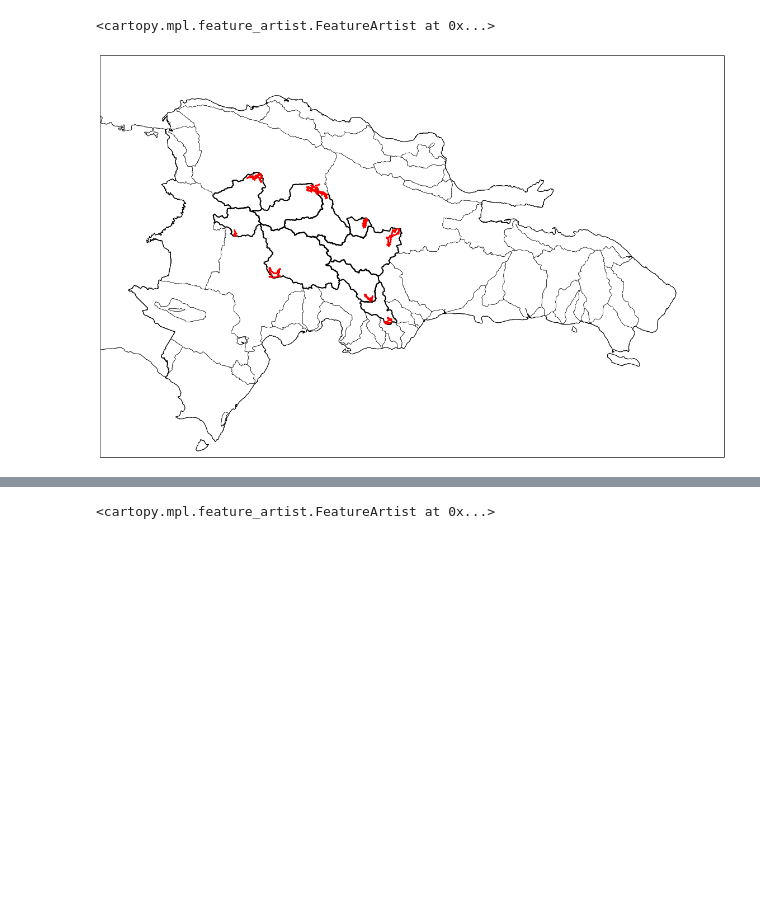
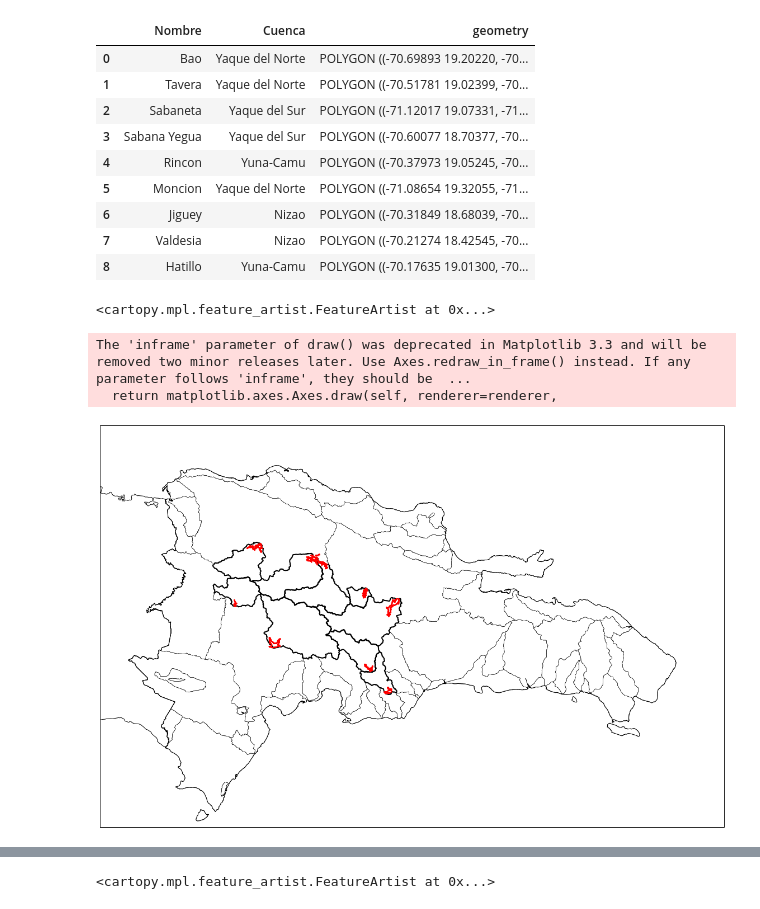
Before and after one commit to jmedinah09/UnidataProjects, a Jupyter notebook: tropical_cyclone_plot_project/RD_Shapes_.ipynb, the cells around one changed output, grey strips where cells are left out. Cells and saved outputs as stored; diff of their text form; code cells hidden in the pictures; blank space fills up the shorter version.

```diff
--- a/tropical_cyclone_plot_project/RD_Shapes_.ipynb
+++ b/tropical_cyclone_plot_project/RD_Shapes_.ipynb
@@ -100,25 +100,56 @@ ax.add_geometries(PROVINCIAS_gdf['geometry'], crs=data_crs, facecolor='none',
 [figure]
+# %%
+nombres = ['Bao', 'Tavera', 'Sabaneta', 'Sabana Yegua', 'Rincon', 'Moncion', 'Jiguey', 'Valdesia', 'Hatillo',
+          'Moncion', 'Tavera-bao', 'Valdesia', 'Hatillo', 'Rincon', '', 'Tavera-Bao', 'Jiguey', 'Sabaneta',
+          'Sabana Yegua']
+
+cuencas = ['Yaque del Norte', 'Yaque del Norte', 'Yaque del Sur', 'Yaque del Sur', 'Yuna-Camu',
+           'Yaque del Norte', 'Nizao', 'Nizao', 'Yuna-Camu', 'Yaque del Norte', 'Yaque del Norte', 'Nizao',
+           'Yuna-Camu', 'Yuna-Camu', '', 'Yaque del Norte', 'Nizao', 'Yaque del Sur', 'Yaque del Sur']
+
+cuencas_presas_gdf['Nombre'] = nombres
+cuencas_presas_gdf['Cuenca'] = cuencas
+
+cuencas_presas_gdf = cuencas_presas_gdf[['Nombre', 'Cuenca', 'geometry']]
+
+#cuencas_presas_gdf = cuencas_presas_gdf.drop(14)
+cuencas_presas_gdf_ = cuencas_presas_gdf[:9]
+cuencas_presas_gdf_
+# %% [output]
+|  | Nombre | Cuenca | geometry |
+| 0 | Bao | Yaque del Norte | POLYGON ((-70.69893 19.20220, -70... |
+| 1 | Tavera | Yaque del Norte | POLYGON ((-70.51781 19.02399, -70... |
+| 2 | Sabaneta | Yaque del Sur | POLYGON ((-71.12017 19.07331, -71... |
+| 3 | Sabana Yegua | Yaque del Sur | POLYGON ((-70.60077 18.70377, -70... |
+| 4 | Rincon | Yuna-Camu | POLYGON ((-70.37973 19.05245, -70... |
+| 5 | Moncion | Yaque del Norte | POLYGON ((-71.08654 19.32055, -71... |
+| 6 | Jiguey | Nizao | POLYGON ((-70.31849 18.68039, -70... |
+| 7 | Valdesia | Nizao | POLYGON ((-70.21274 18.42545, -70... |
+| 8 | Hatillo | Yuna-Camu | POLYGON ((-70.17635 19.01300, -70... |
 # %%
 fig = plt.figure(figsize=(20, 20))
 ax  = plt.subplot(1, 1, 1, projection = map_crs)
 ax.set_extent([-72.2, -68, 17.5, 20.2])
 
 cuencas = ['NIZAITO', 'NIZAO', 'YAQUE DEL SUR', 'OZAMA', 'ALTO YUNA', 'HAINA', 'YAQUE DEL NORTE']
-#hispaniola_gdf = hispaniola_gdf.loc[hispaniola_gdf['name']      == 'República Dominicana']
 cuenca_extracted = cuencas_hidro_gdf[cuencas_hidro_gdf['NOMBRE'] == cuencas[6]]
 
 ax.add_geometries(hispaniola_gdf['geometry'], crs=data_crs, facecolor='none',
                   edgecolor='black', linewidth=1)
 ax.add_geometries(cuencas_hidro_gdf['geometry'], crs=data_crs, facecolor='none',
                   edgecolor='black', linewidth=0.5)
+
 ax.add_geometries(cuencas_presas_gdf['geometry'][:9], crs=data_crs, facecolor='none',
                   edgecolor='black', linewidth=2)
+
 ax.add_geometries(cuencas_presas_gdf['geometry'][9:], crs=data_crs, facecolor='none',
                   edgecolor='red', linewidth=2)
 # ax.add_geometries(cuenca_extracted['geometry'], crs=data_crs, facecolor='none',
 #                  edgecolor='black', linewidth=2)
 # %% [output]
 <cartopy.mpl.feature_artist.FeatureArtist at 0x...>
+The 'inframe' parameter of draw() was deprecated in Matplotlib 3.3 and will be removed two minor releases later. Use Axes.redraw_in_frame() instead. If any parameter follows 'inframe', they should be  ...
+  return matplotlib.axes.Axes.draw(self, renderer=renderer,
 [figure]
 # %%
 fig = plt.figure(figsize=(20, 20))
```
Also changed, not shown: parts of 3 cells of this notebook, 46 other files.
